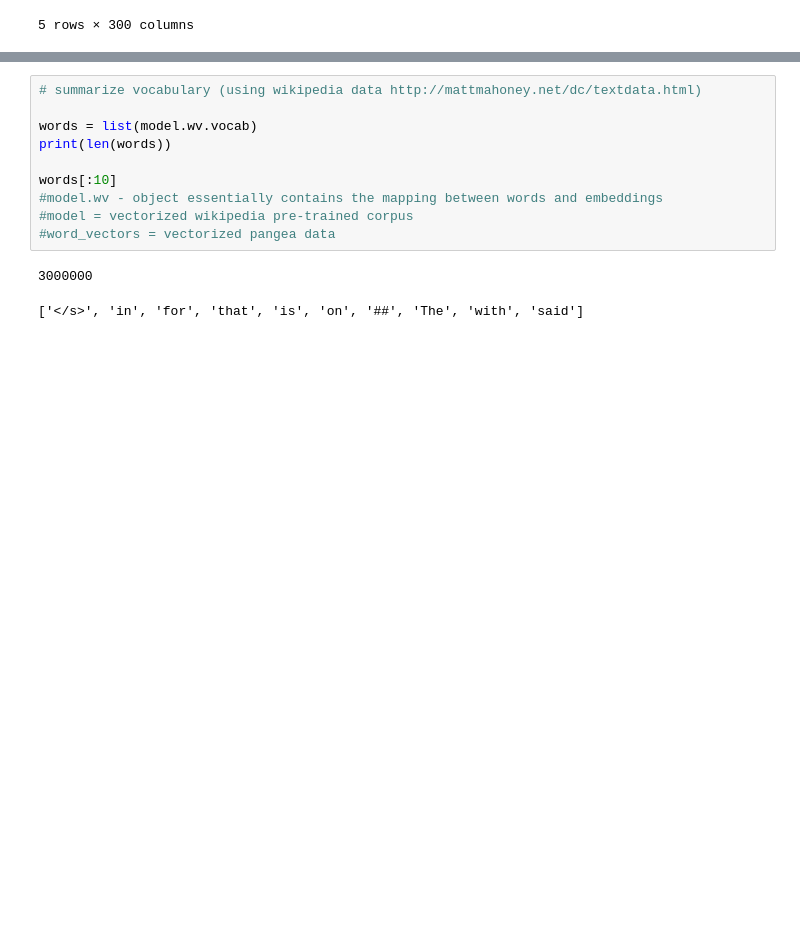
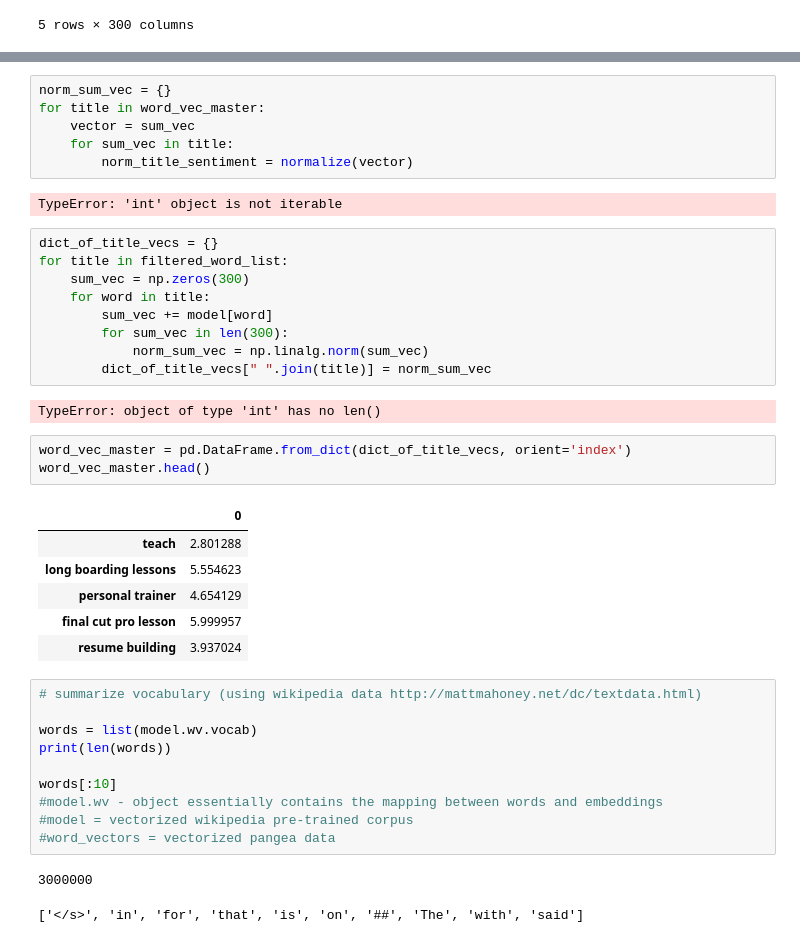
Before and after one commit to angelaaaateng/Projects, a Jupyter notebook: Pangea_RS_5.ipynb, the cells around one changed output, grey strips where cells are left out. Saved outputs shown, nothing was run; the diff lists cells and outputs as text; blank space fills up the shorter version.

```diff
--- a/Pangea_RS_5.ipynb
+++ b/Pangea_RS_5.ipynb
@@ -368,3 +376,32 @@ word_vec_master.head()
+# %%
+norm_sum_vec = {}
+for title in word_vec_master:
+    vector = sum_vec
+    for sum_vec in title:
+        norm_title_sentiment = normalize(vector)
+# %% [output]
+TypeError: 'int' object is not iterable
+# %%
+dict_of_title_vecs = {}
+for title in filtered_word_list:
+    sum_vec = np.zeros(300)
+    for word in title:
+        sum_vec += model[word]
+        for sum_vec in len(300):
+            norm_sum_vec = np.linalg.norm(sum_vec)
+        dict_of_title_vecs[" ".join(title)] = norm_sum_vec
+# %% [output]
+TypeError: object of type 'int' has no len()
+# %%
+word_vec_master = pd.DataFrame.from_dict(dict_of_title_vecs, orient='index')
+word_vec_master.head()
+# %% [output]
+|  | 0 |
+| teach | 2.801288 |
+| long boarding lessons | 5.554623 |
+| personal trainer | 4.654129 |
+| final cut pro lesson | 5.999957 |
+| resume building | 3.937024 |
 # %%
 # summarize vocabulary (using wikipedia data http://mattmahoney.net/dc/textdata.html)
 
```
Also changed, not shown: parts of 2 cells of this notebook.
